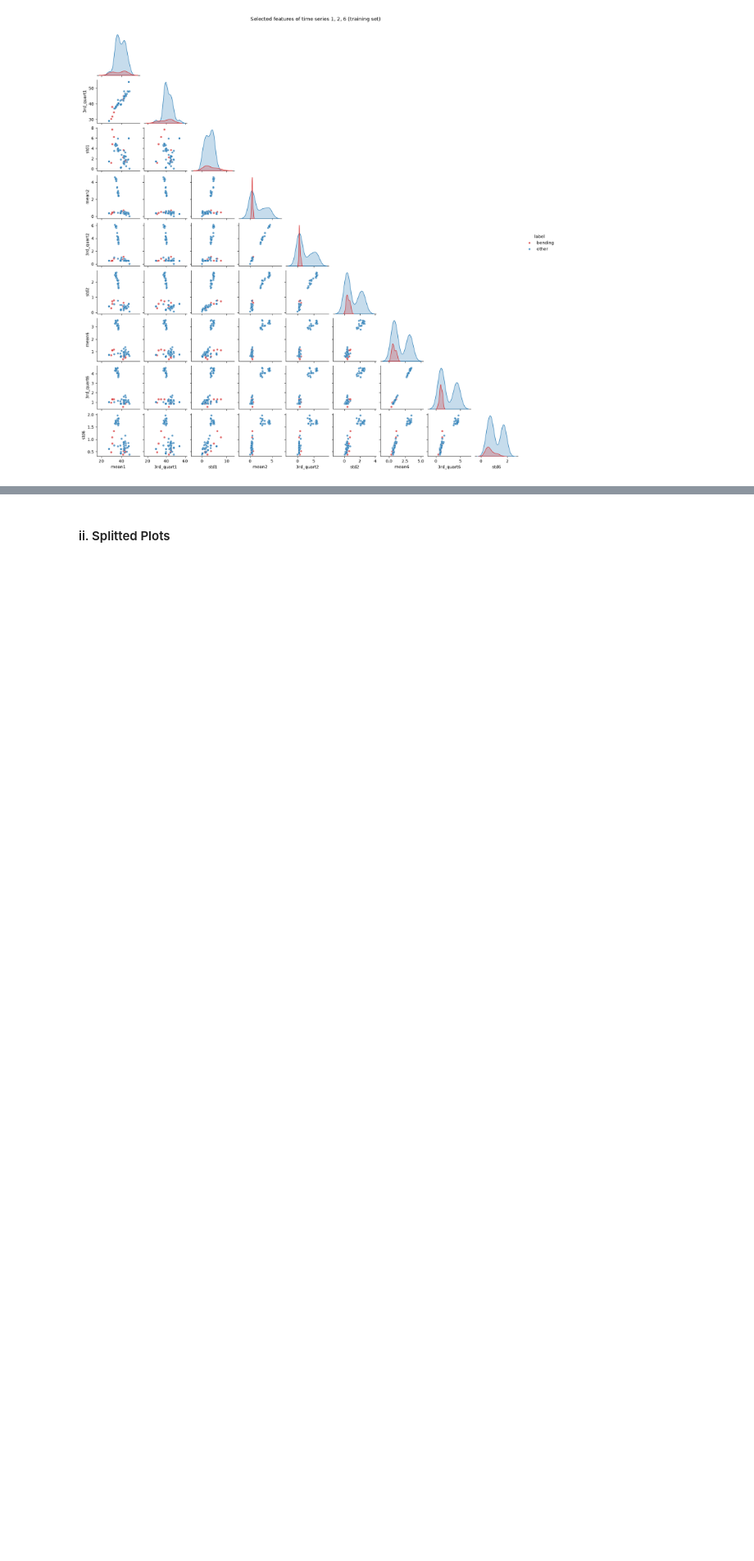
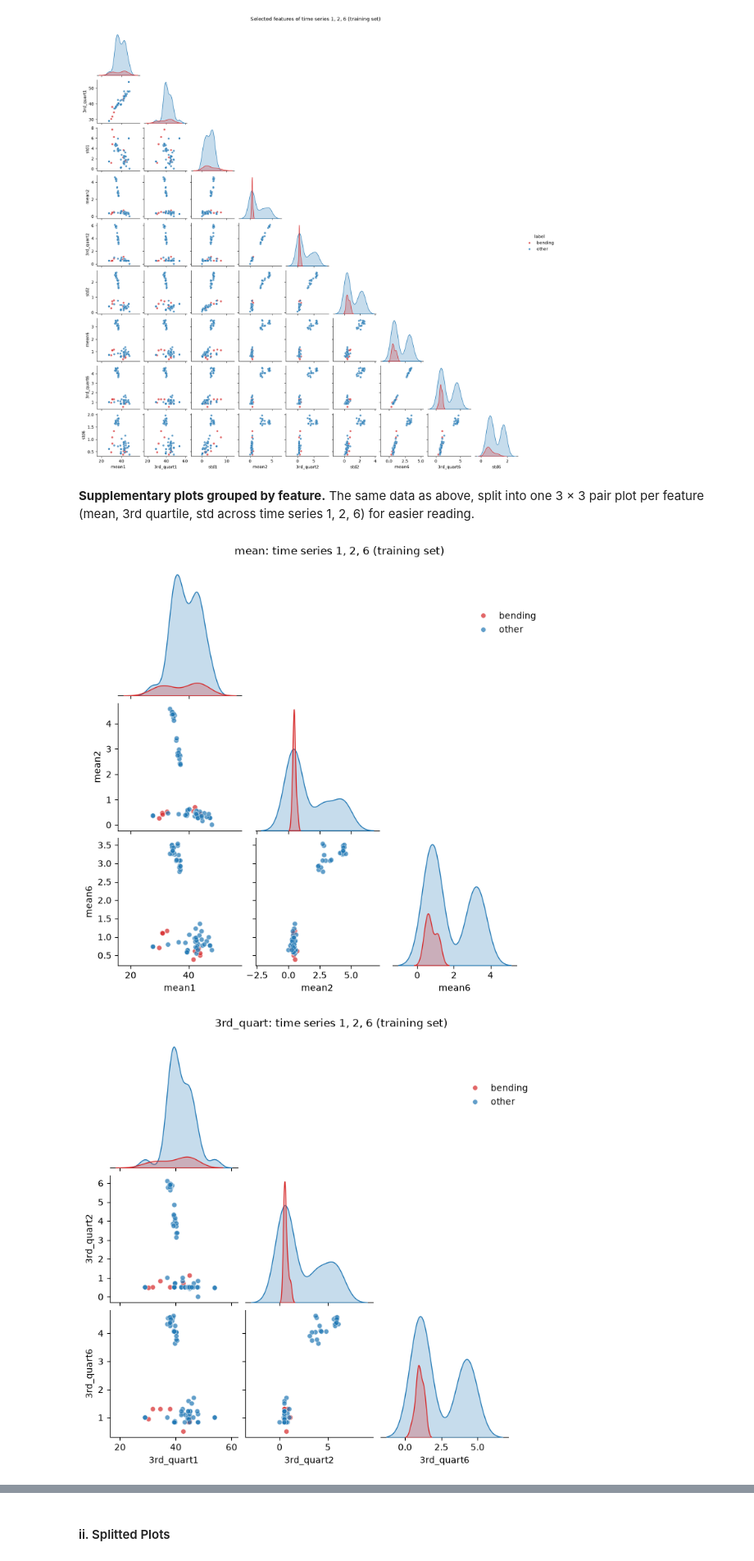
Before and after one commit to Artmu-bo/Zhao_Yibo_HW4_DSCI552, a Jupyter notebook: notebook/Zhao_Yibo_HW4.ipynb, the cells around one changed output, grey strips where cells are left out. Shown at 82% size. Drawn from its saved outputs; the diff is of its cells as text; code cells hidden in the pictures; blank space fills up the shorter version.

Commit message:
Add supplementary per-feature scatter plots

```diff
--- a/notebook/Zhao_Yibo_HW4.ipynb
+++ b/notebook/Zhao_Yibo_HW4.ipynb
@@ -150,3 +150,20 @@ other      60
 bending     9
 Name: count, dtype: int64
 [figure]
+# %% [markdown]
+**Supplementary plots grouped by feature.** The same data as above, split into one 3 × 3 pair plot per
+feature (mean, 3rd quartile, std across time series 1, 2, 6) for easier reading.
+# %%
+# Supplementary: one pair plot per feature (series 1, 2, 6), training set, bending vs. other
+labels = y_train.map({1: 'bending', 0: 'other'})
+for stat in ('mean', '3rd_quart', 'std'):
+    cols = [f'{stat}{i}' for i in (1, 2, 6)]
+    g = sns.pairplot(X_train1[cols].assign(label=labels), hue='label',
+                     palette={'bending': 'tab:red', 'other': 'tab:blue'},
+                     corner=True, diag_kind='kde', height=2.3, plot_kws={'s': 30, 'alpha': 0.7})
+    sns.move_legend(g, 'upper right', bbox_to_anchor=(0.9, 0.9), title=None)
+    g.figure.suptitle(f'{stat}: time series 1, 2, 6 (training set)', y=1.03)
+    plt.show()
+# %% [output]
+[figure, added]
+[figure, added]
```
Also changed, not shown: parts of 15 cells of this notebook.
